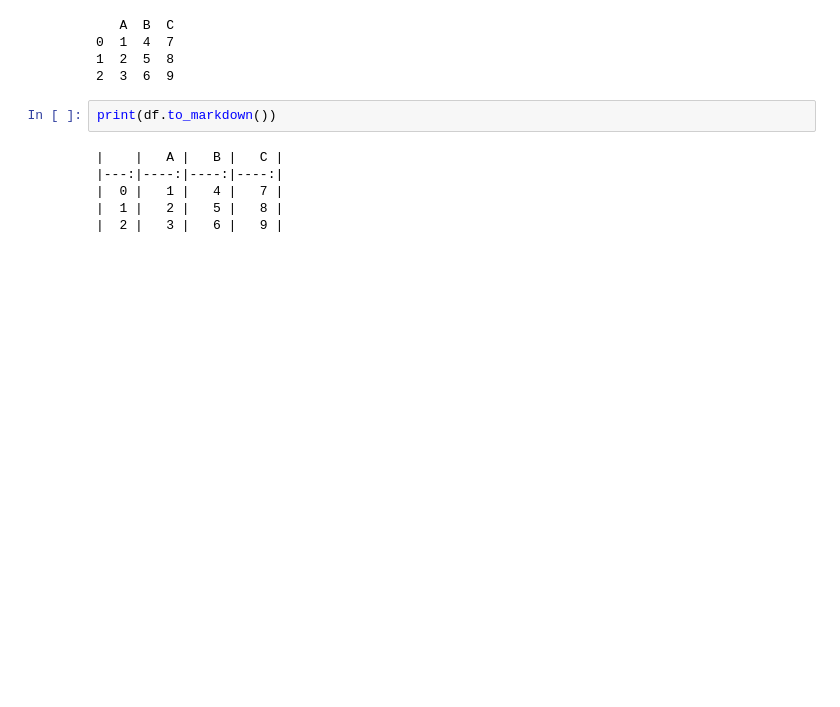
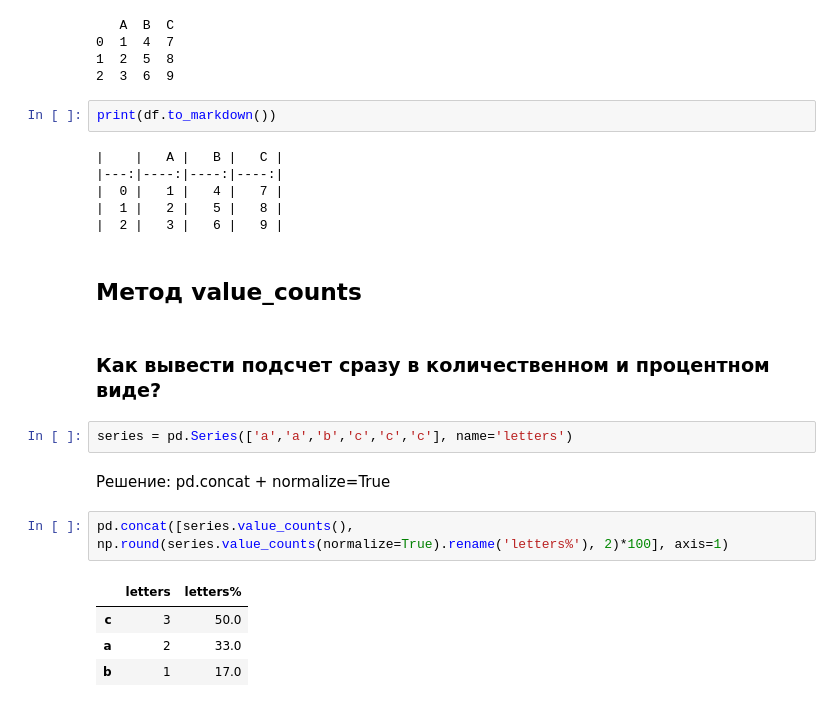
Before and after one commit to Saxsafon/Analysis, a Jupyter notebook: II_Processing/Lifehacks.ipynb, the cells around one changed output. Cells and saved outputs as stored; diff of their text form; blank space fills up the shorter version.

```diff
--- a/II_Processing/Lifehacks.ipynb
+++ b/II_Processing/Lifehacks.ipynb
@@ -350,3 +370,18 @@ print(df.to_markdown())
 |  0 |   1 |   4 |   7 |
 |  1 |   2 |   5 |   8 |
 |  2 |   3 |   6 |   9 |
+# %% [markdown]
+## Метод value_counts
+# %% [markdown]
+### Как вывести подсчет сразу в количественном и процентном виде?
+# %%
+series = pd.Series(['a','a','b','c','c','c'], name='letters')
+# %% [markdown]
+Решение: pd.concat + normalize=True
+# %%
+pd.concat([series.value_counts(), np.round(series.value_counts(normalize=True).rename('letters%'), 2)*100], axis=1)
+# %% [output]
+|  | letters | letters% |
+| c | 3 | 50.0 |
+| a | 2 | 33.0 |
+| b | 1 | 17.0 |
```
Also changed, not shown: parts of 6 cells of this notebook, 5 other files.
